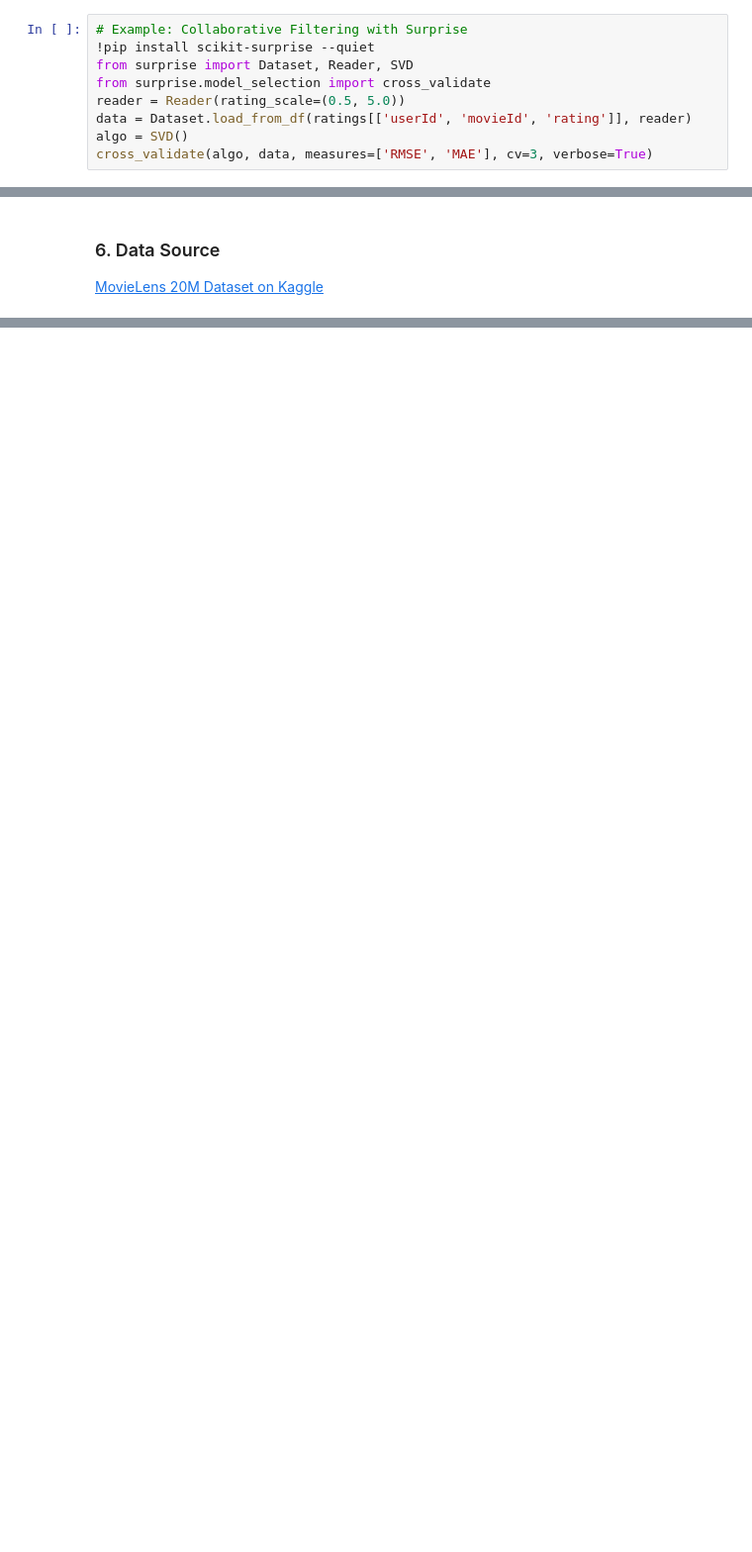
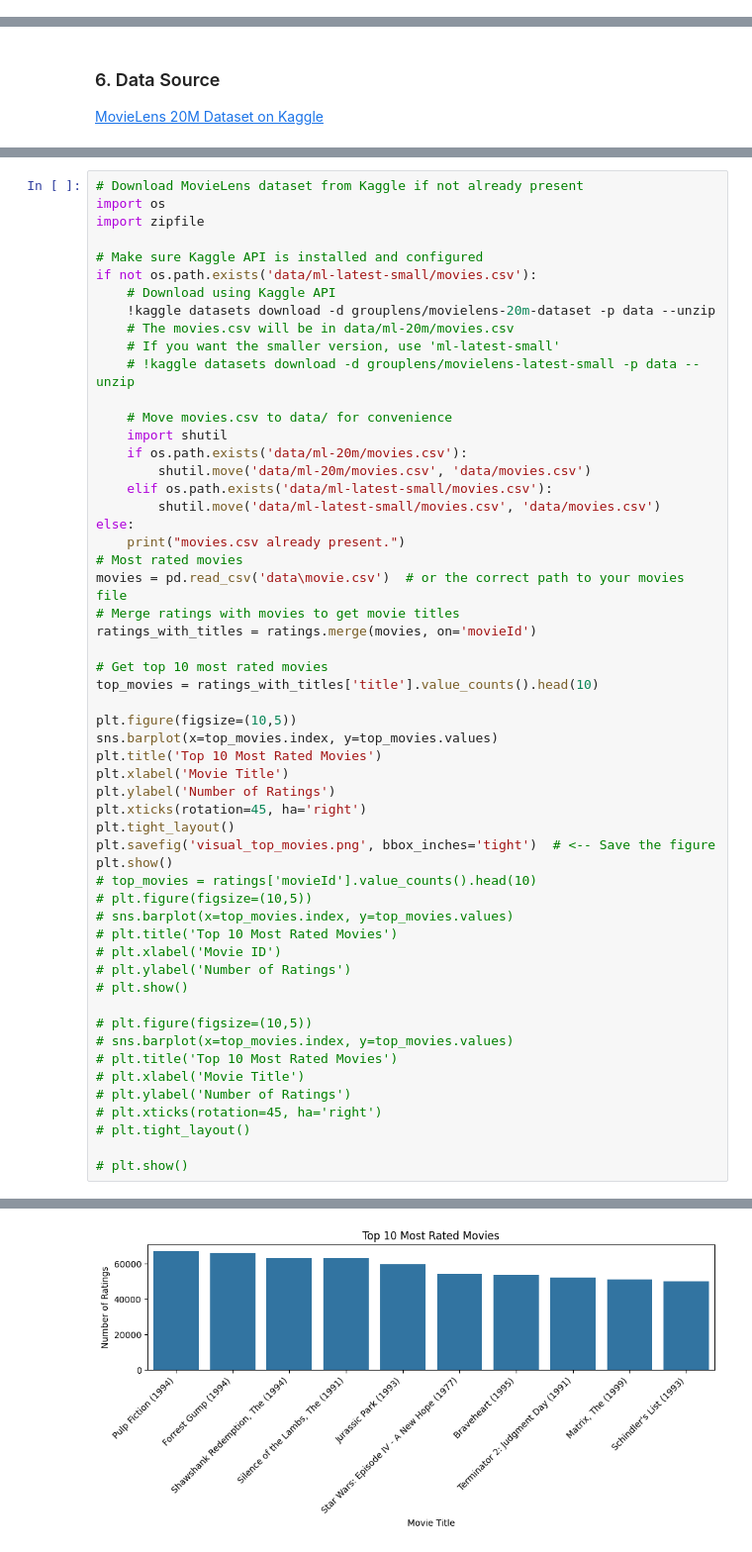
Before and after one commit to lalitnayyar/iimkassignment6, a Jupyter notebook: netflix_recommendation_engine.ipynb, the cells around one changed output, grey strips where cells are left out. Shown at 99% size. Saved outputs shown, nothing was run; the diff lists cells and outputs as text; blank space fills up the shorter version.

```diff
--- a/netflix_recommendation_engine.ipynb
+++ b/netflix_recommendation_engine.ipynb
@@ -43,12 +56,3 @@ plt.show()
 # %% [markdown]
 ### 5. Machine Learning Model
 (Implement a simple collaborative filtering model using Surprise or sklearn.)
-# %%
-# Example: Collaborative Filtering with Surprise
-!pip install scikit-surprise --quiet
-from surprise import Dataset, Reader, SVD
-from surprise.model_selection import cross_validate
-reader = Reader(rating_scale=(0.5, 5.0))
-data = Dataset.load_from_df(ratings[['userId', 'movieId', 'rating']], reader)
-algo = SVD()
-cross_validate(algo, data, measures=['RMSE', 'MAE'], cv=3, verbose=True)
@@ -69,0 +268,56 @@ plt.show()
+# %%
+# Download MovieLens dataset from Kaggle if not already present
+import os
+import zipfile
+
+# Make sure Kaggle API is installed and configured
+if not os.path.exists('data/ml-latest-small/movies.csv'):
+    # Download using Kaggle API
+    !kaggle datasets download -d grouplens/movielens-20m-dataset -p data --unzip
+    # The movies.csv will be in data/ml-20m/movies.csv
+    # If you want the smaller version, use 'ml-latest-small'
+    # !kaggle datasets download -d grouplens/movielens-latest-small -p data --unzip
+
+    # Move movies.csv to data/ for convenience
+    import shutil
+    if os.path.exists('data/ml-20m/movies.csv'):
+        shutil.move('data/ml-20m/movies.csv', 'data/movies.csv')
+    elif os.path.exists('data/ml-latest-small/movies.csv'):
+        shutil.move('data/ml-latest-small/movies.csv', 'data/movies.csv')
+else:
+    print("movies.csv already present.")
+# Most rated movies
+movies = pd.read_csv('data\movie.csv')  # or the correct path to your movies file
+# Merge ratings with movies to get movie titles
+ratings_with_titles = ratings.merge(movies, on='movieId')
+
+# Get top 10 most rated movies
+top_movies = ratings_with_titles['title'].value_counts().head(10)
+
+plt.figure(figsize=(10,5))
+sns.barplot(x=top_movies.index, y=top_movies.values)
+plt.title('Top 10 Most Rated Movies')
+plt.xlabel('Movie Title')
+plt.ylabel('Number of Ratings')
+plt.xticks(rotation=45, ha='right')
+plt.tight_layout()
+plt.savefig('visual_top_movies.png', bbox_inches='tight')  # <-- Save the figure
+plt.show()
+# top_movies = ratings['movieId'].value_counts().head(10)
+# plt.figure(figsize=(10,5))
+# sns.barplot(x=top_movies.index, y=top_movies.values)
+# plt.title('Top 10 Most Rated Movies')
+# plt.xlabel('Movie ID')
+# plt.ylabel('Number of Ratings')
+# plt.show()
+
+# plt.figure(figsize=(10,5))
+# sns.barplot(x=top_movies.index, y=top_movies.values)
+# plt.title('Top 10 Most Rated Movies')
+# plt.xlabel('Movie Title')
+# plt.ylabel('Number of Ratings')
+# plt.xticks(rotation=45, ha='right')
+# plt.tight_layout()
+
+# plt.show()
+# %% [output]
@@ -70 +326,2 @@ plt.show()
+[figure, added]
 # %% [markdown]
```
Also changed, not shown: parts of 15 cells of this notebook, 1 other file.
